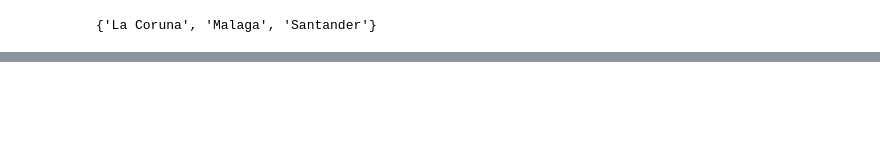
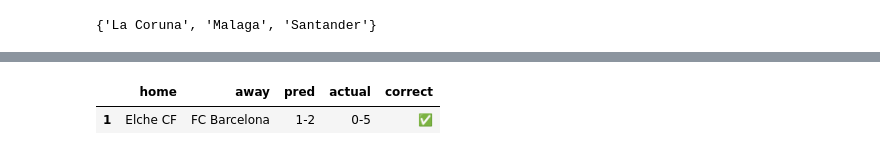
Before and after one commit to alexander-kiss1/Football-Analyzer, a Jupyter notebook: notebooks/explore.ipynb, the cells around one changed output, grey strips where cells are left out. Drawn from its saved outputs; the diff is of its cells as text; code cells hidden in the pictures; blank space fills up the shorter version.

```diff
--- a/notebooks/explore.ipynb
+++ b/notebooks/explore.ipynb
@@ -749,0 +806,7 @@ fm.shape, fm.head()
+# %%
+from football_predictor.season import season_table
+st = season_table(team = "Barcelona")
+st[st["status"] == "FINISHED"][["home", "away", "pred", "actual", "correct"]]
+# %% [output]
+|  | home | away | pred | actual | correct |
+| 1 | Elche CF | FC Barcelona | 1-2 | 0-5 | ✅ |
```
Also changed, not shown: parts of 8 cells of this notebook, 3 other files.
